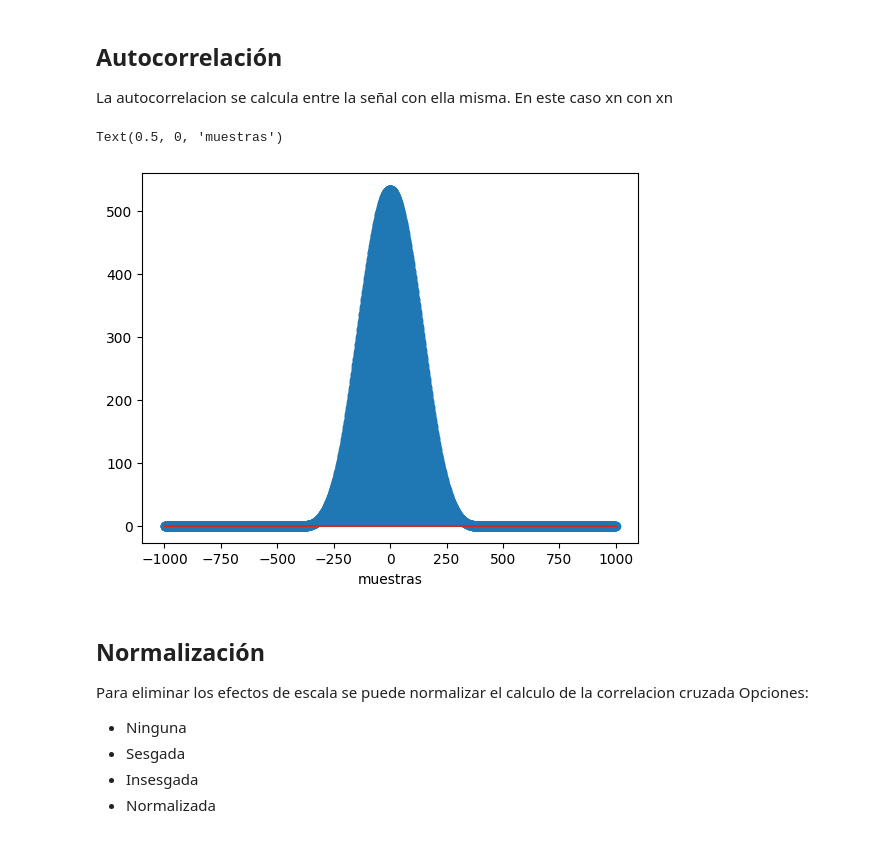
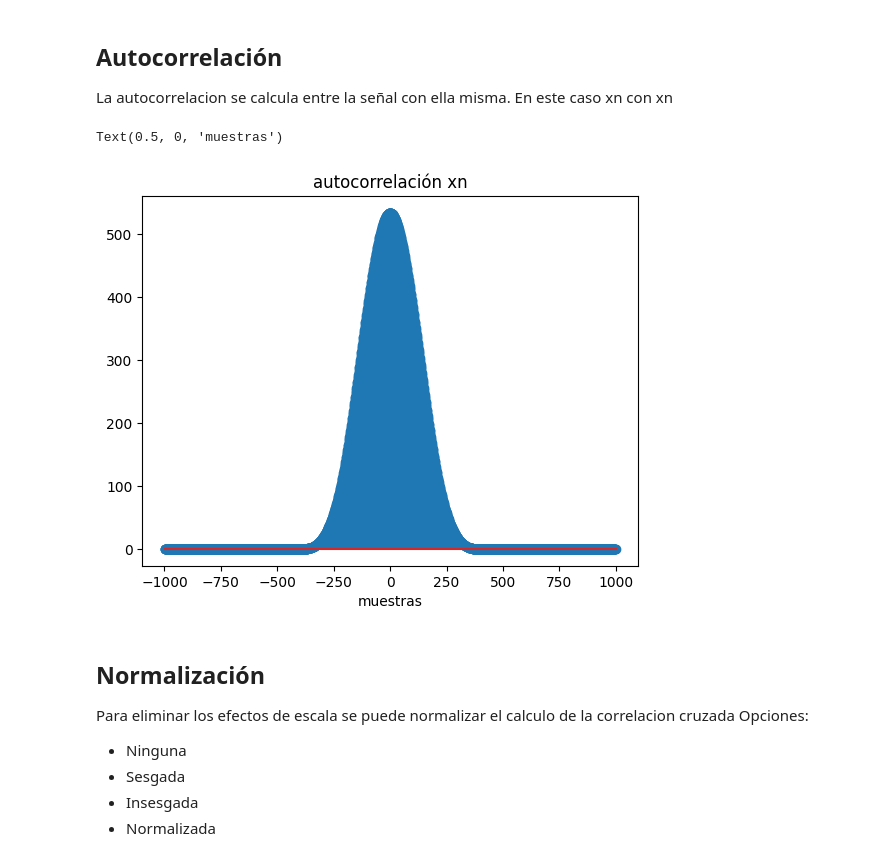
Before and after one commit to nelsonfvt/CyM_PDS, a Jupyter notebook: Teoría/5.Conceptos estadísticos/correlacion.ipynb, the cells around one changed output. Saved outputs shown, nothing was run; the diff lists cells and outputs as text; code cells hidden in the pictures.

```diff
--- a/Teoría/5.Conceptos estadísticos/correlacion.ipynb
+++ b/Teoría/5.Conceptos estadísticos/correlacion.ipynb
@@ -63,13 +67,14 @@ La autocorrelacion se calcula entre la señal con ella misma. En este caso xn co
 # %%
 rxx = signal.correlate(xn,xn)
 lags = signal.correlation_lags(xn.size, xn.size, mode='full')
 
 plt.figure()
 plt.stem(lags,rxx)
+plt.title("autocorrelación xn")
 plt.xlabel('muestras')
 # %% [output]
 Text(0.5, 0, 'muestras')
-[figure, old version]
+[figure, new version]
 # %% [markdown]
 ## Normalización
 Para eliminar los efectos de escala se puede normalizar el calculo de la correlacion cruzada
```
Also changed, not shown: parts of 4 cells of this notebook.
